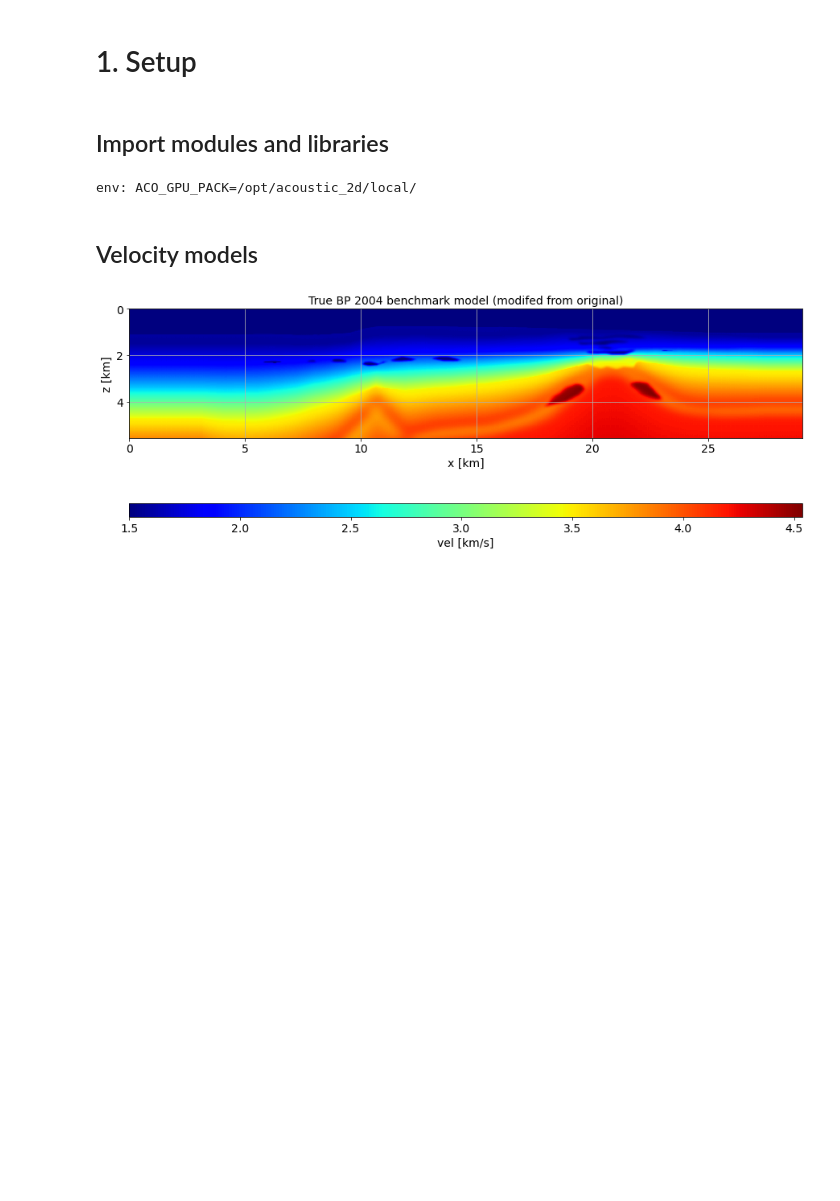
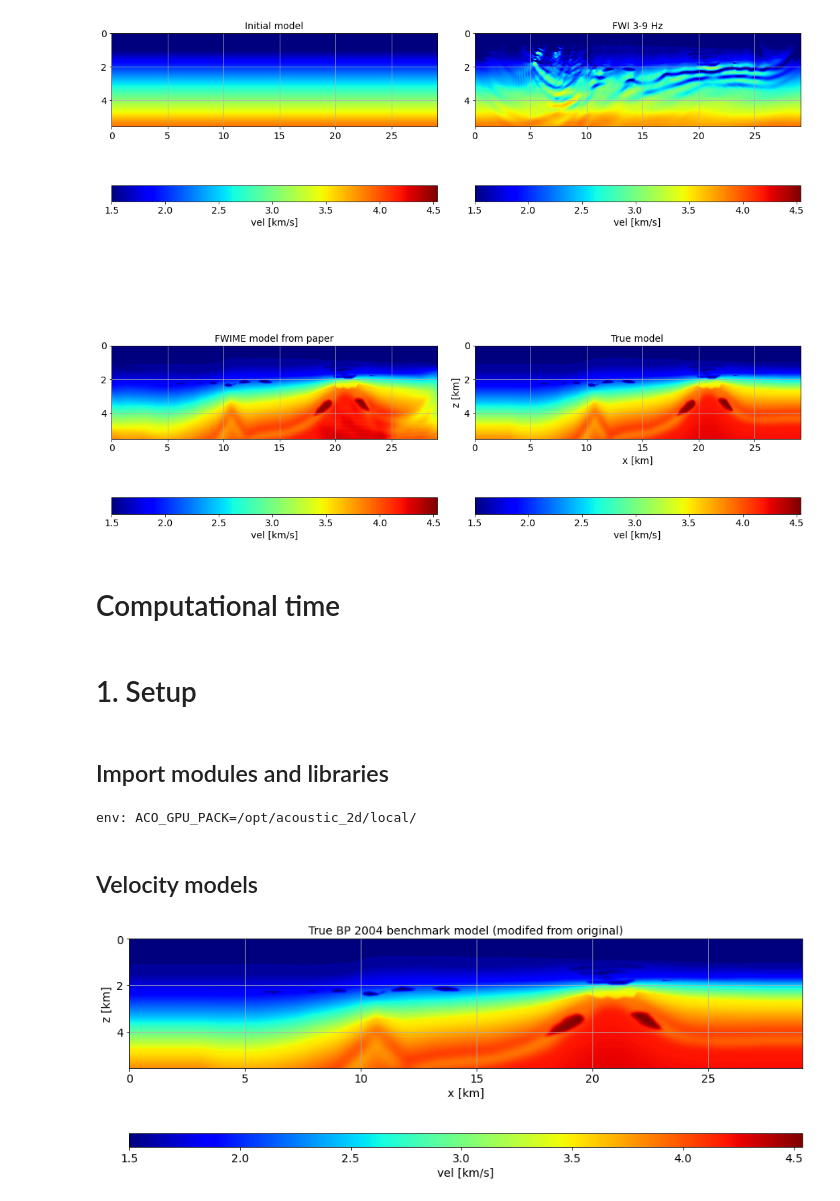
Before and after one commit to gbarnier/FWIME-applications, a Jupyter notebook: applications-jupyter/BP_North_Sea/BP_North_Sea.ipynb, the cells around one changed output. Drawn from its saved outputs; the diff is of its cells as text; code cells hidden in the pictures; blank space fills up the shorter version.

Commit message:
deleted vel_targetand added vel_paper for BP North Sea

```diff
--- a/applications-jupyter/BP_North_Sea/BP_North_Sea.ipynb
+++ b/applications-jupyter/BP_North_Sea/BP_North_Sea.ipynb
@@ -54,3 +62,56 @@ This Jupyter notebook allows you to reproduce the results proposed in Barnier et
+# %%
+# Read velocity models
+vel_true = genericIO.defaultIO.getVector("vel_non_repro/BP_North_Sea-trueVel.H")
+vel_init = genericIO.defaultIO.getVector("vel_non_repro/BP_North_Sea-initVel1.H")
+vel_fwime_paper = genericIO.defaultIO.getVector("vel_paper/BP_North_Sea_fwime_vel_paper.H")
+vel_fwi_paper = genericIO.defaultIO.getVector("vel_paper/BP_North_Sea_fwi_vel_paper.H")
+
+# Convert to np arrays
+vel_fwime_paper_nd = vel_fwime_paper.getNdArray()
+vel_fwi_paper_nd = vel_fwi_paper.getNdArray()
+vel_true_nd = vel_true.getNdArray()
+vel_init_nd = vel_init.getNdArray()
+vel_hyper = vel_true.getHyper()
+
+# Get model dimensions
+oz = vel_hyper.getAxis(1).o
+dz = vel_hyper.getAxis(1).d
+nz = vel_hyper.getAxis(1).n
+ox = vel_hyper.getAxis(2).o
+dx = vel_hyper.getAxis(2).d
+nx = vel_hyper.getAxis(2).n
+
+fig, axs = plt.subplots(2, 2, figsize=(15, 15))
+
+# Plot initial velocity model
+img0_0 = axs[0,0].imshow(vel_init_nd.T,cmap='jet', vmin=vel_true_nd.min(), vmax=vel_true_nd.max(), extent=(ox, (ox+(nx-1)*dx), (oz+(nz-1)*dz), oz), aspect=1.5)
+axs[0,0].set_title("Initial model"), plt.xlabel("x [km]"), plt.ylabel("z [km]")
+fig.colorbar(img0_0, ax=axs[0,0], orientation="horizontal", label="vel [km/s]")
+axs[0,0].grid()
+
+# Plot FWI velocity model
+img0_1 = axs[0,1].imshow(vel_fwi_paper_nd.T,cmap='jet', vmin=vel_true_nd.min(), vmax=vel_true_nd.max(), extent=(ox, (ox+(nx-1)*dx), (oz+(nz-1)*dz), oz), aspect=1.5)
+axs[0,1].set_title("FWI 3-9 Hz"), plt.xlabel("x [km]"), plt.ylabel("z [km]")
+fig.colorbar(img0_1, ax=axs[0,1], orientation="horizontal", label="vel [km/s]")
+axs[0,1].grid()
+
+# Plot FWIME model
+img1_0 = axs[1,0].imshow(vel_fwime_paper_nd.T,cmap='jet', vmin=vel_true_nd.min(), vmax=vel_true_nd.max(), extent=(ox, (ox+(nx-1)*dx), (oz+(nz-1)*dz), oz), aspect=1.5)
+axs[1,0].set_title("FWIME model from paper"), plt.xlabel("x [km]"), plt.ylabel("z [km]")
+fig.colorbar(img1_0, ax=axs[1,0], orientation="horizontal", label="vel [km/s]")
+axs[1,0].grid()
+
+# Plot true model
+img1_1 = axs[1,1].imshow(vel_true_nd.T,cmap='jet', vmin=vel_true_nd.min(), vmax=vel_true_nd.max(), extent=(ox, (ox+(nx-1)*dx), (oz+(nz-1)*dz), oz), aspect=1.5)
+axs[1,1].set_title("True model"), plt.xlabel("x [km]"), plt.ylabel("z [km]")
+fig.colorbar(img1_1, ax=axs[1,1], orientation="horizontal", label="vel [km/s]")
+axs[1,1].grid()
+
+plt.tight_layout()
+# %% [output]
+[figure, added]
+# %% [markdown]
+# Computational time
 # %% [markdown]
 # 1. Setup
 # %% [markdown]
```
Also changed, not shown: parts of 6 cells of this notebook, 7 other files.
